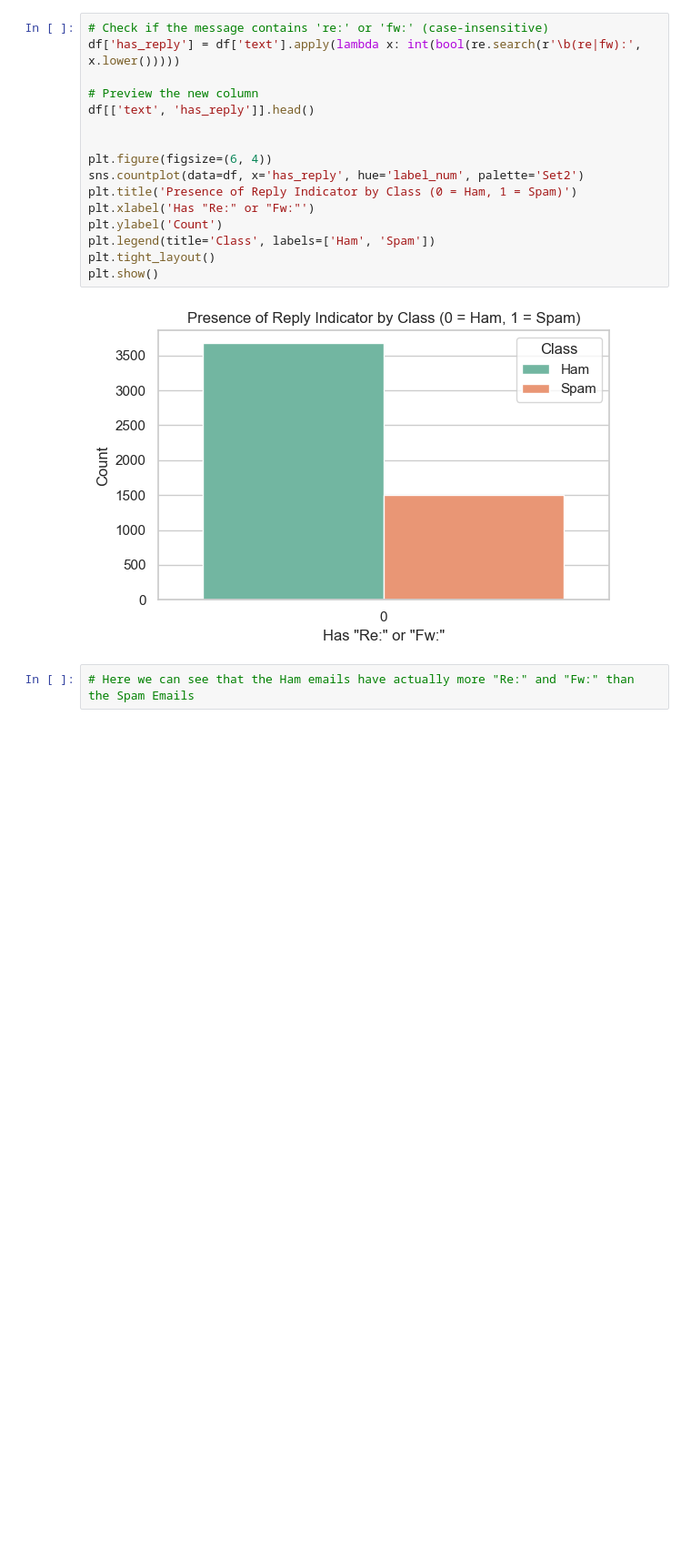
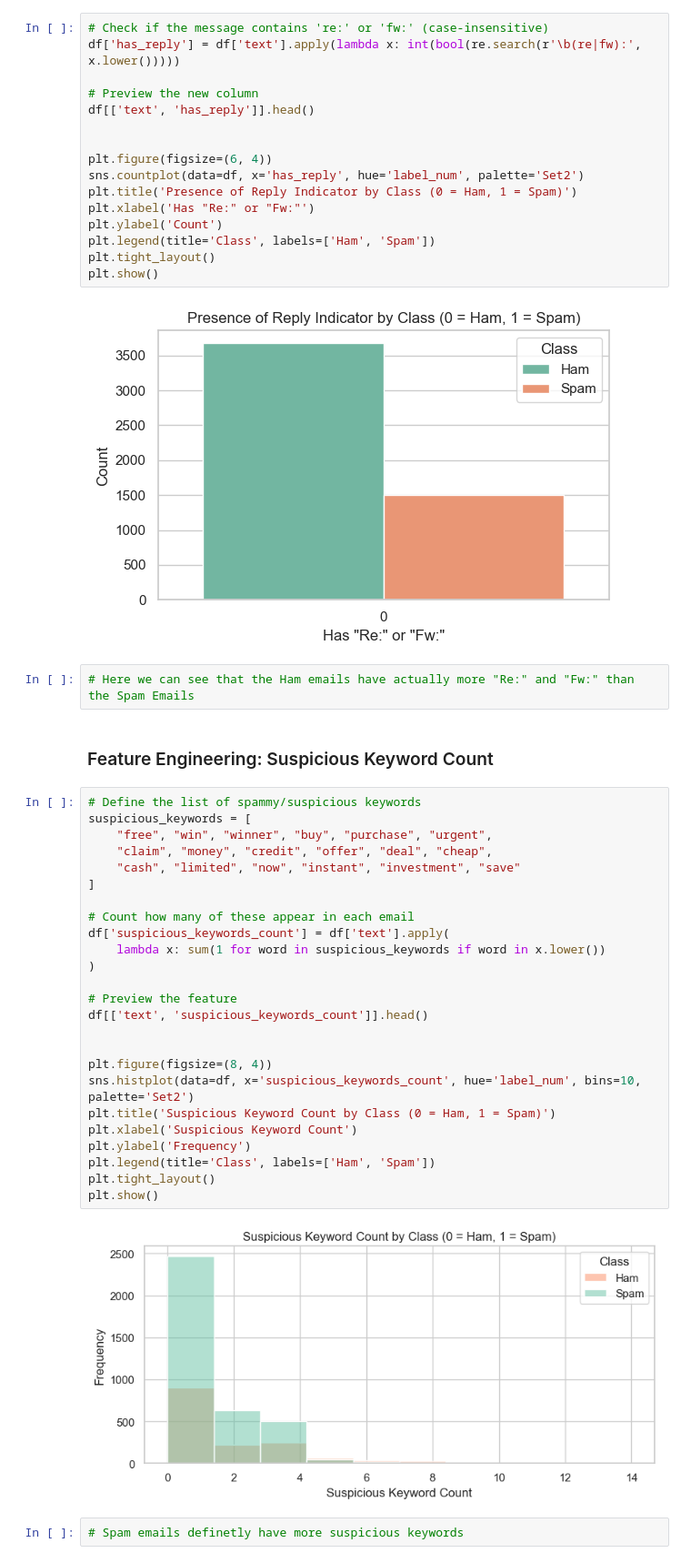
Before and after one commit to BarraHarrison/Spam-Detection, a Jupyter notebook: main.ipynb, the cells around one changed output. Shown: that part at 91% size. Drawn from its saved outputs; the diff is of its cells as text; blank space fills up the shorter version.

```diff
--- a/main.ipynb
+++ b/main.ipynb
@@ -573,3 +573,34 @@ plt.show()
 [figure]
 # %%
 # Here we can see that the Ham emails have actually more "Re:" and "Fw:" than the Spam Emails
+# %% [markdown]
+### Feature Engineering: Suspicious Keyword Count
+# %%
+# Define the list of spammy/suspicious keywords
+suspicious_keywords = [
+    "free", "win", "winner", "buy", "purchase", "urgent",
+    "claim", "money", "credit", "offer", "deal", "cheap",
+    "cash", "limited", "now", "instant", "investment", "save"
+]
+
+# Count how many of these appear in each email
+df['suspicious_keywords_count'] = df['text'].apply(
+    lambda x: sum(1 for word in suspicious_keywords if word in x.lower())
+)
+
+# Preview the feature
+df[['text', 'suspicious_keywords_count']].head()
+
+
+plt.figure(figsize=(8, 4))
+sns.histplot(data=df, x='suspicious_keywords_count', hue='label_num', bins=10, palette='Set2')
+plt.title('Suspicious Keyword Count by Class (0 = Ham, 1 = Spam)')
+plt.xlabel('Suspicious Keyword Count')
+plt.ylabel('Frequency')
+plt.legend(title='Class', labels=['Ham', 'Spam'])
+plt.tight_layout()
+plt.show()
+# %% [output]
+[figure, added]
+# %%
+# Spam emails definetly have more suspicious keywords
```
Also changed, not shown: parts of 9 cells of this notebook.
